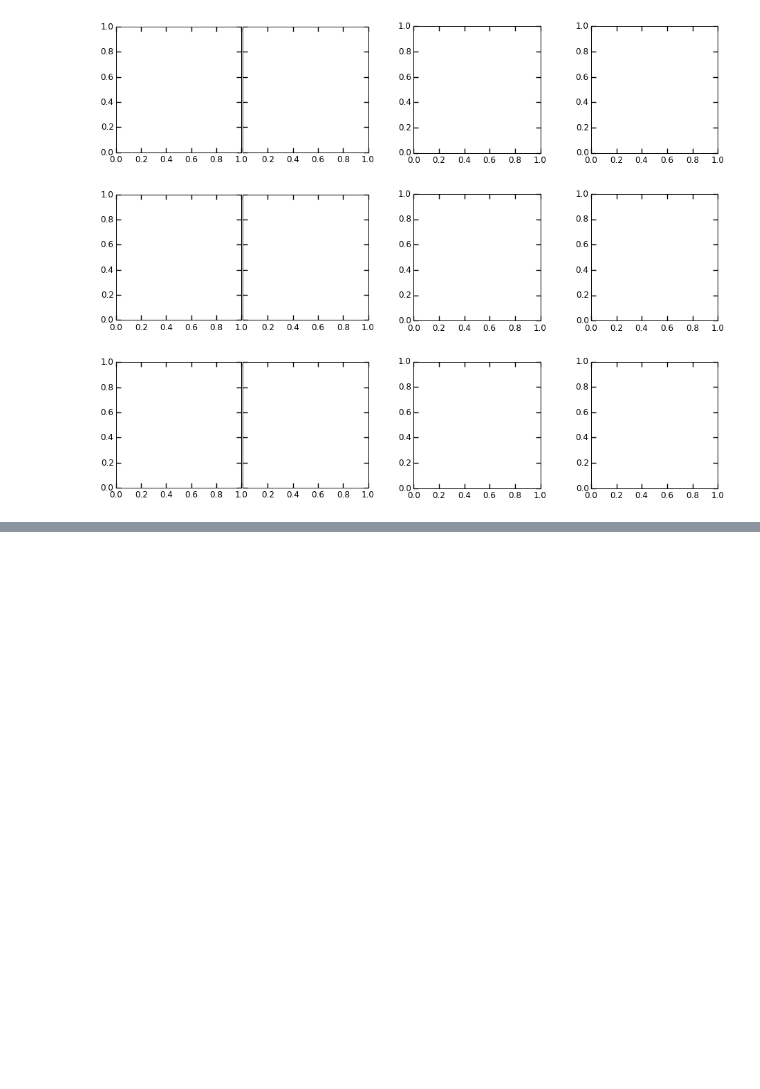
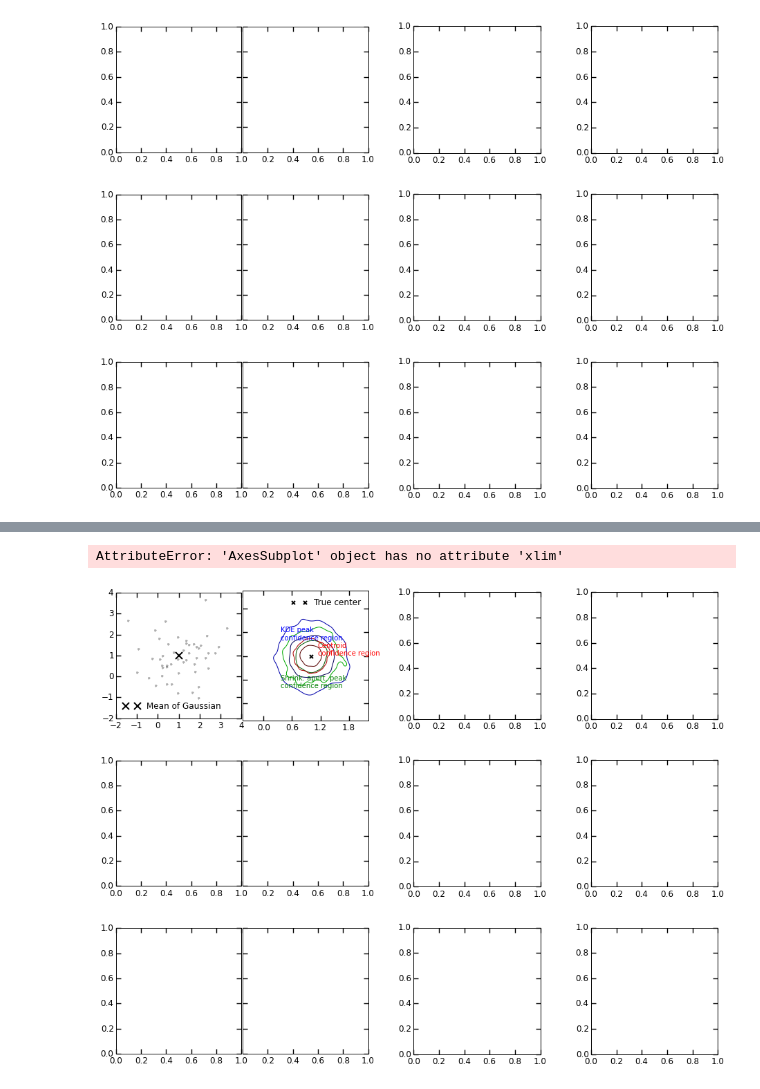
Before and after one commit to karenyyng/galaxy_DM_offset, a Jupyter notebook: code/analyses/test_grid_spec.ipynb, the cells around one changed output, grey strips where cells are left out. Cells and saved outputs as stored; diff of their text form; code cells hidden in the pictures; blank space fills up the shorter version.

Commit message:
refactored two out of 12 plots

```diff
--- a/code/analyses/test_grid_spec.ipynb
+++ b/code/analyses/test_grid_spec.ipynb
@@ -54,0 +60,5 @@ array([ 0.5362885 ,  0.07548152])
+# %%
+com.grid_spec_plot(gauss_data, bimodal_data, dumb_data)
+# %% [output]
+AttributeError: 'AxesSubplot' object has no attribute 'xlim'
+[figure, added]
```
Also changed, not shown: parts of 4 cells of this notebook, 1 other file.
